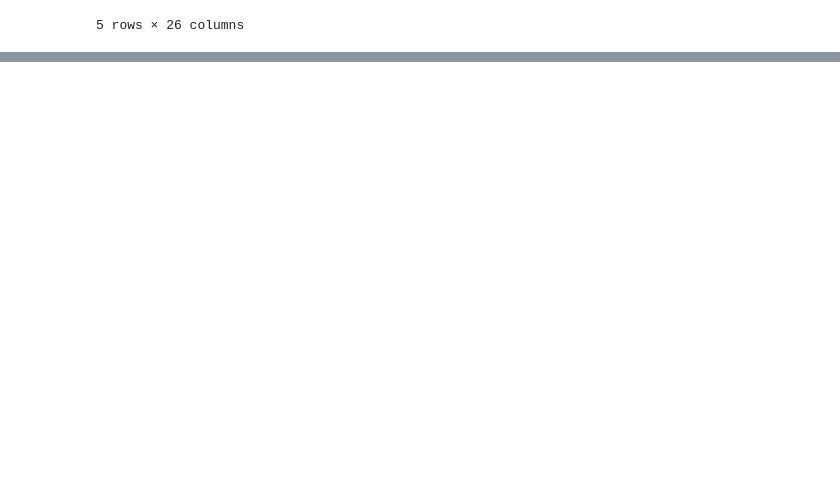
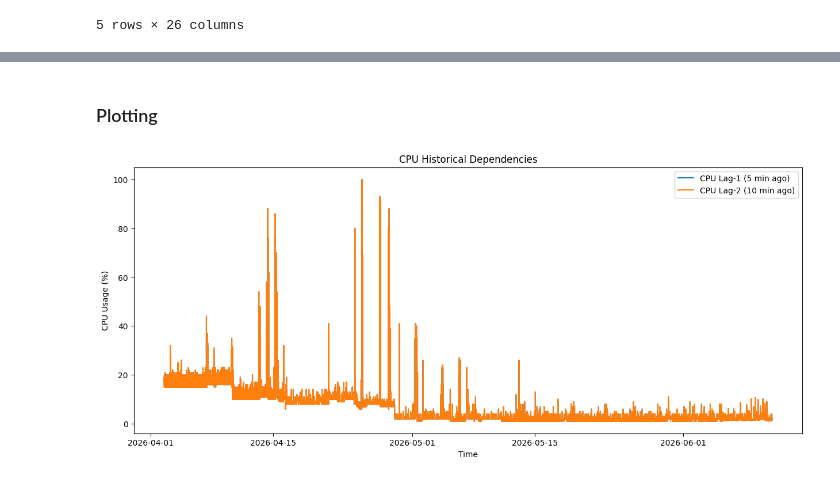
Before and after one commit to AvilashaGoswami1103/AI-Predictive-Maintenance, a Jupyter notebook: notebooks/03_feature_engineering.ipynb, the cells around one changed output, grey strips where cells are left out. Saved outputs shown, nothing was run; the diff lists cells and outputs as text; code cells hidden in the pictures; blank space fills up the shorter version.

```diff
--- a/notebooks/03_feature_engineering.ipynb
+++ b/notebooks/03_feature_engineering.ipynb
@@ -110,6 +133,6 @@ cpu_df["thermal_gradient"] = (
 # %%
-# temperature change
-cpu_df["temp_change"] = (
+# CPU temperature rate of change - for thermal anomaly detection
+cpu_df["temp_rate_of_change"] = (
     cpu_df
     .groupby("hostName")["cpu_temp_c"]
     .diff()
@@ -190,11 +216,11 @@ cpu_df["resource_stress_index"] = (
 # %%
 # Thermal efficiency index
 # Detects abnormal heating relative to power consumption.
-cpu_df["thermal_efficiency_index"] = (
-    cpu_df["cpu_temp_c"]
-    /
-    cpu_df["power_kw"]
-)
+# cpu_df["thermal_efficiency_index"] = (
+#     cpu_df["cpu_temp_c"]
+#     /
+#     cpu_df["power_kw"]
+# )
 # %%
 # Check for missing values (expected due to lag features)
 cpu_df.isnull().sum()
@@ -225,3 +251,38 @@ cpu_df.to_csv(
     "../data/Processed/cpu_features.csv",
     index=False
 )
+# %% [markdown]
+### Plotting
+# %%
+# CPU Lag1 and CPU Lag 2
+# Compare current CPU behavior with previous CPU states.
+# Demonstrates temporal dependency.
+import matplotlib.pyplot as plt
+plt.figure(figsize=(15,6))
+
+server = cpu_df["hostName"].unique()[0]
+
+temp = cpu_df[
+    cpu_df["hostName"] == server
+]
+
+plt.plot(
+    temp["ts"],
+    temp["cpu_lag_1"],
+    label="CPU Lag-1 (5 min ago)"
+)
+
+plt.plot(
+    temp["ts"],
+    temp["cpu_lag_2"],
+    label="CPU Lag-2 (10 min ago)"
+)
+
+plt.title("CPU Historical Dependencies")
+plt.xlabel("Time")
+plt.ylabel("CPU Usage (%)")
+plt.legend()
+
+plt.show()
+# %% [output]
+[figure, added]
```
Also changed, not shown: parts of 16 cells of this notebook, 1 other file.
